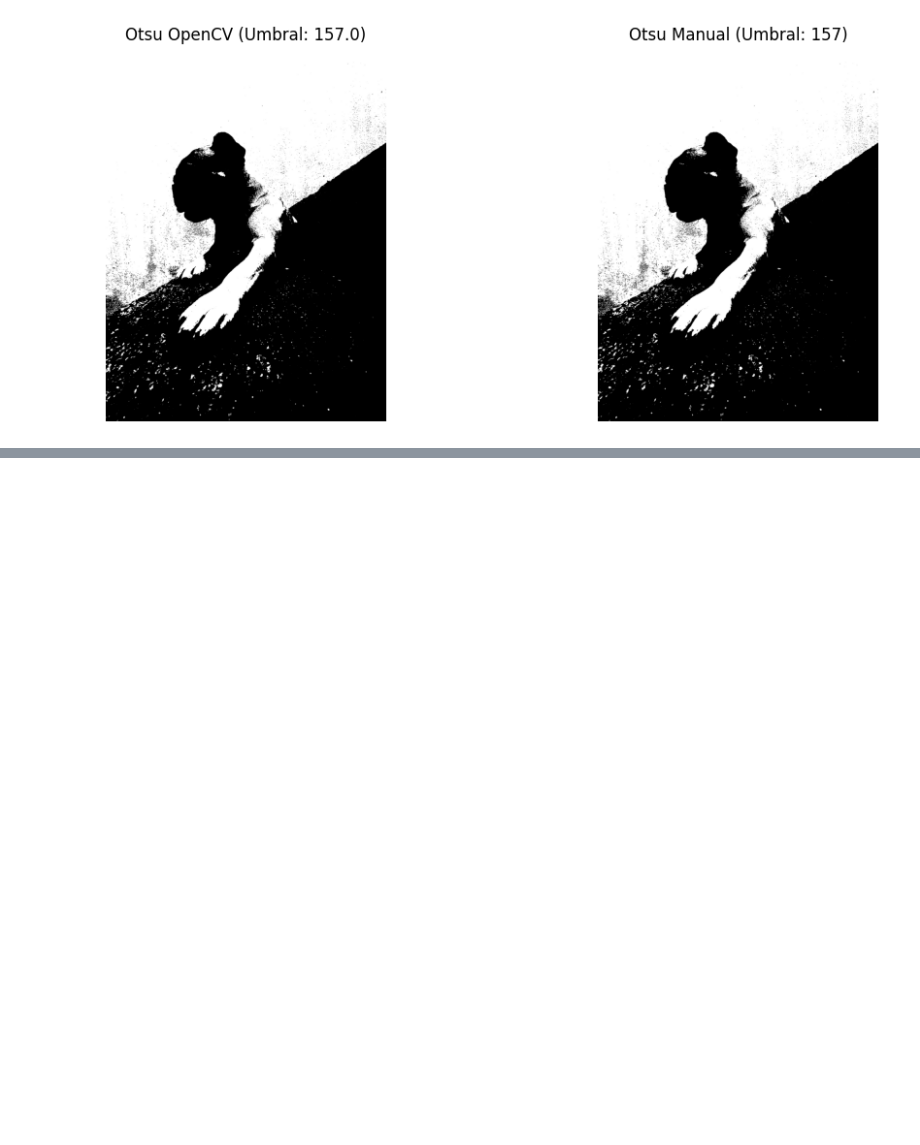
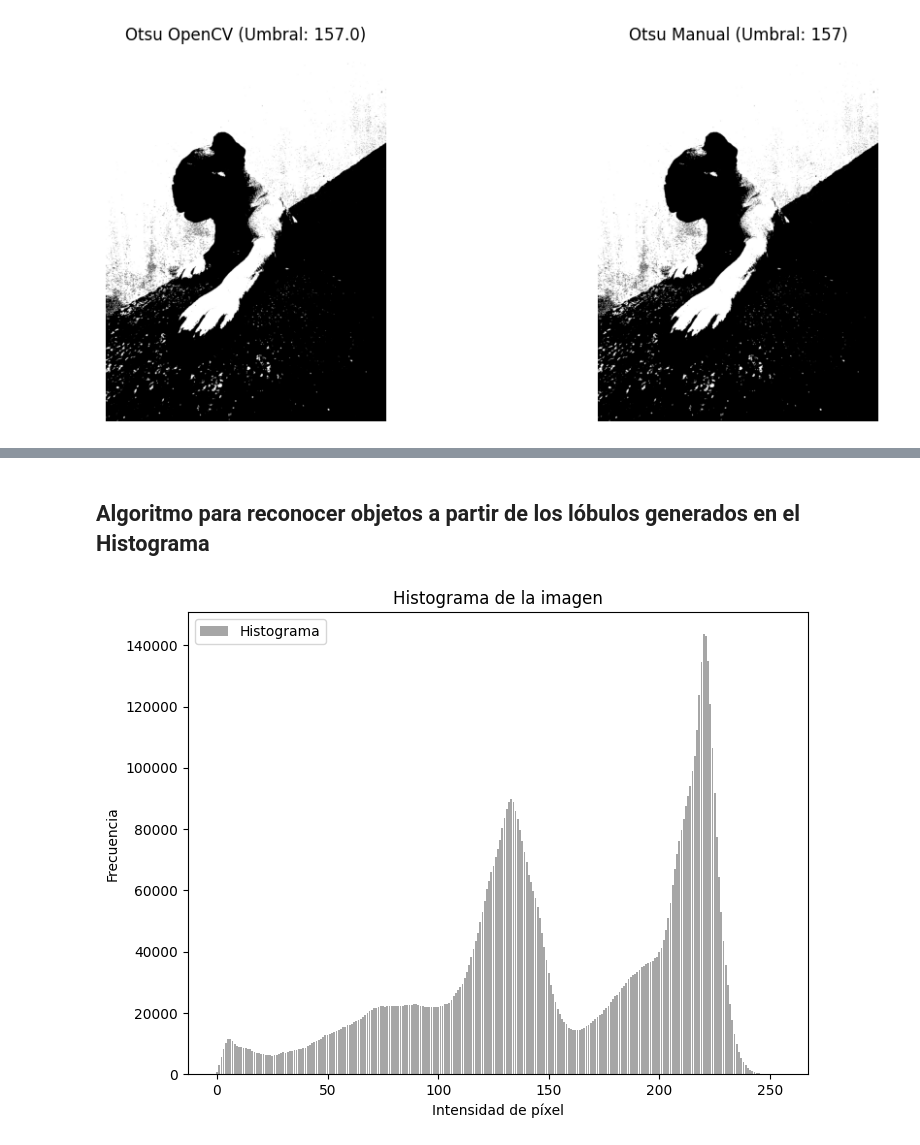
Before and after one commit to RojasG4mer/Fundamentos-de-Procesamiento-Digital-de-Imagenes, a Jupyter notebook: Operaciones_a_nivel_pixel_01.ipynb, the cells around one changed output, grey strips where cells are left out. Cells and saved outputs as stored; diff of their text form; code cells hidden in the pictures; blank space fills up the shorter version.

```diff
--- a/Operaciones_a_nivel_pixel_01.ipynb
+++ b/Operaciones_a_nivel_pixel_01.ipynb
@@ -373,0 +398,18 @@ Umbral calculado manualmente: 157
+# %% [markdown]
+## Algoritmo para reconocer objetos a partir de los lóbulos generados en el Histograma
+# %%
+histograma = histo_artesanal(popi_fachero_grises)
+
+histograma = histo_artesanal(popi_fachero_grises)
+
+plt.figure(figsize=(8, 6))
+# Graficamos el histograma de frecuencias
+plt.bar(range(len(histograma)), histograma, color='gray', alpha=0.7, label='Histograma')
+
+plt.title('Histograma de la imagen')
+plt.xlabel('Intensidad de píxel')
+plt.ylabel('Frecuencia')
+plt.legend()
+plt.show()
+# %% [output]
+[figure, added]
```
Also changed, not shown: parts of 9 cells of this notebook.
